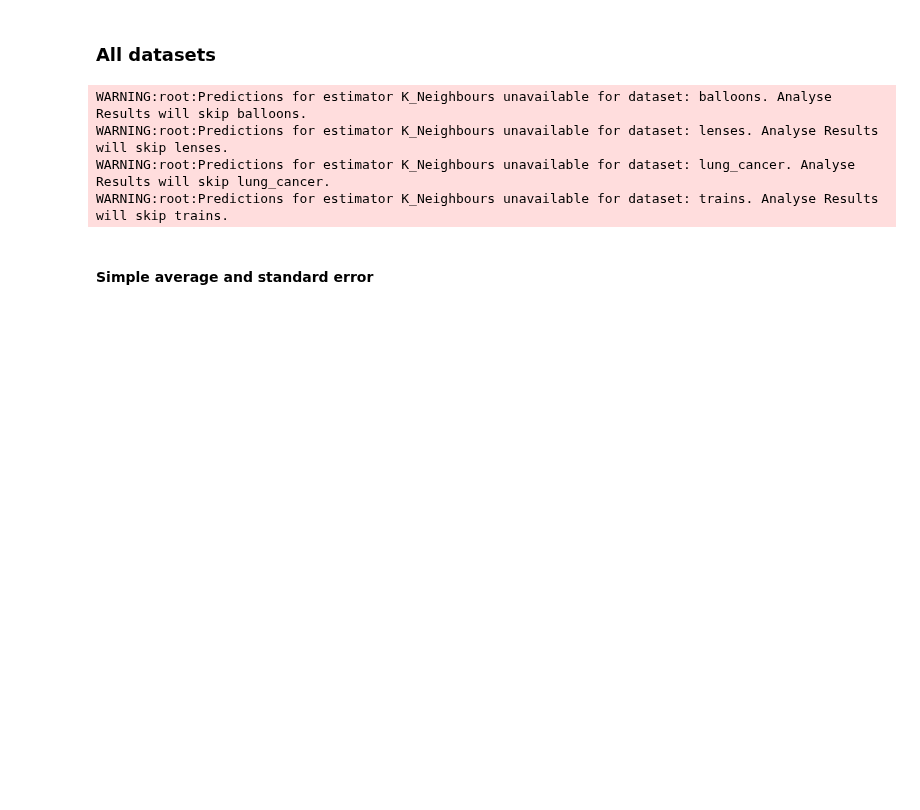
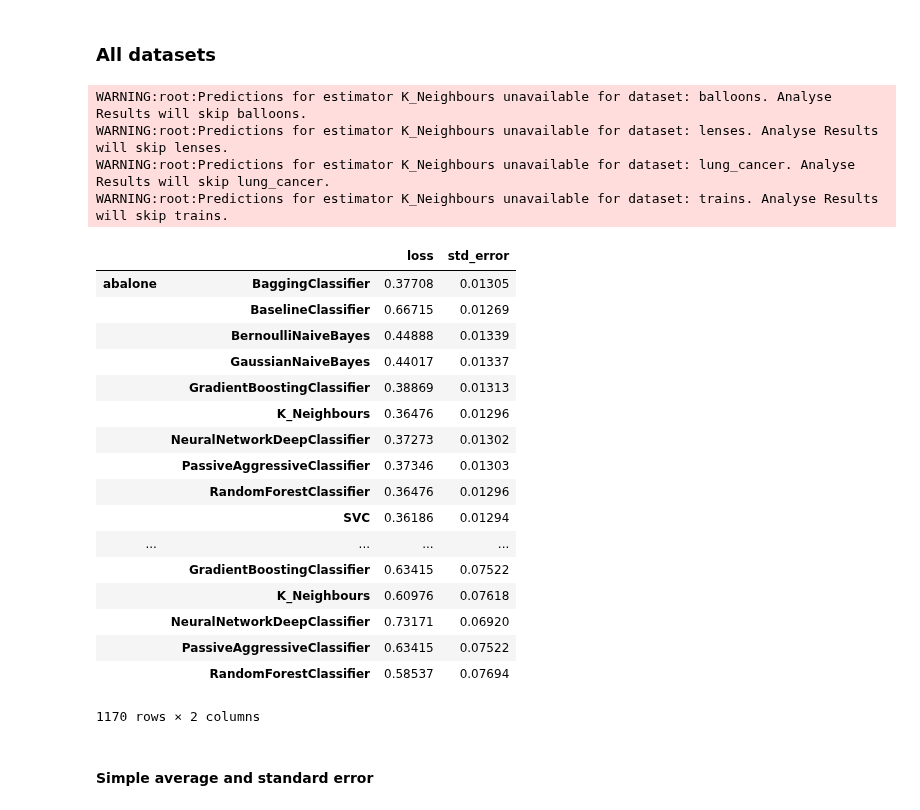
Before and after one commit to sktime/mlaut, a Jupyter notebook: AnalyzeResults.ipynb, the cells around one changed output. Drawn from its saved outputs; the diff is of its cells as text; code cells hidden in the pictures; blank space fills up the shorter version.

```diff
--- a/AnalyzeResults.ipynb
+++ b/AnalyzeResults.ipynb
@@ -32,6 +32,27 @@ WARNING:root:Predictions for estimator K_Neighbours unavailable for dataset: bal
 WARNING:root:Predictions for estimator K_Neighbours unavailable for dataset: lenses. Analyse Results will skip lenses.
 WARNING:root:Predictions for estimator K_Neighbours unavailable for dataset: lung_cancer. Analyse Results will skip lung_cancer.
 WARNING:root:Predictions for estimator K_Neighbours unavailable for dataset: trains. Analyse Results will skip trains.
+# %%
+errors_per_dataset_per_estimator_df
+# %% [output]
+|  |  | loss | std_error |
+| abalone | BaggingClassifier | 0.37708 | 0.01305 |
+|  | BaselineClassifier | 0.66715 | 0.01269 |
+|  | BernoulliNaiveBayes | 0.44888 | 0.01339 |
+|  | GaussianNaiveBayes | 0.44017 | 0.01337 |
+|  | GradientBoostingClassifier | 0.38869 | 0.01313 |
+|  | K_Neighbours | 0.36476 | 0.01296 |
+|  | NeuralNetworkDeepClassifier | 0.37273 | 0.01302 |
+|  | PassiveAggressiveClassifier | 0.37346 | 0.01303 |
+|  | RandomForestClassifier | 0.36476 | 0.01296 |
+|  | SVC | 0.36186 | 0.01294 |
+| ... | ... | ... | ... |
+|  | GradientBoostingClassifier | 0.63415 | 0.07522 |
+|  | K_Neighbours | 0.60976 | 0.07618 |
+|  | NeuralNetworkDeepClassifier | 0.73171 | 0.06920 |
+|  | PassiveAggressiveClassifier | 0.63415 | 0.07522 |
+|  | RandomForestClassifier | 0.58537 | 0.07694 |
+1170 rows × 2 columns
 # %% [markdown]
 #### Simple average and standard error
 # %%
```
Also changed, not shown: parts of 3 cells of this notebook, 5 other files.
